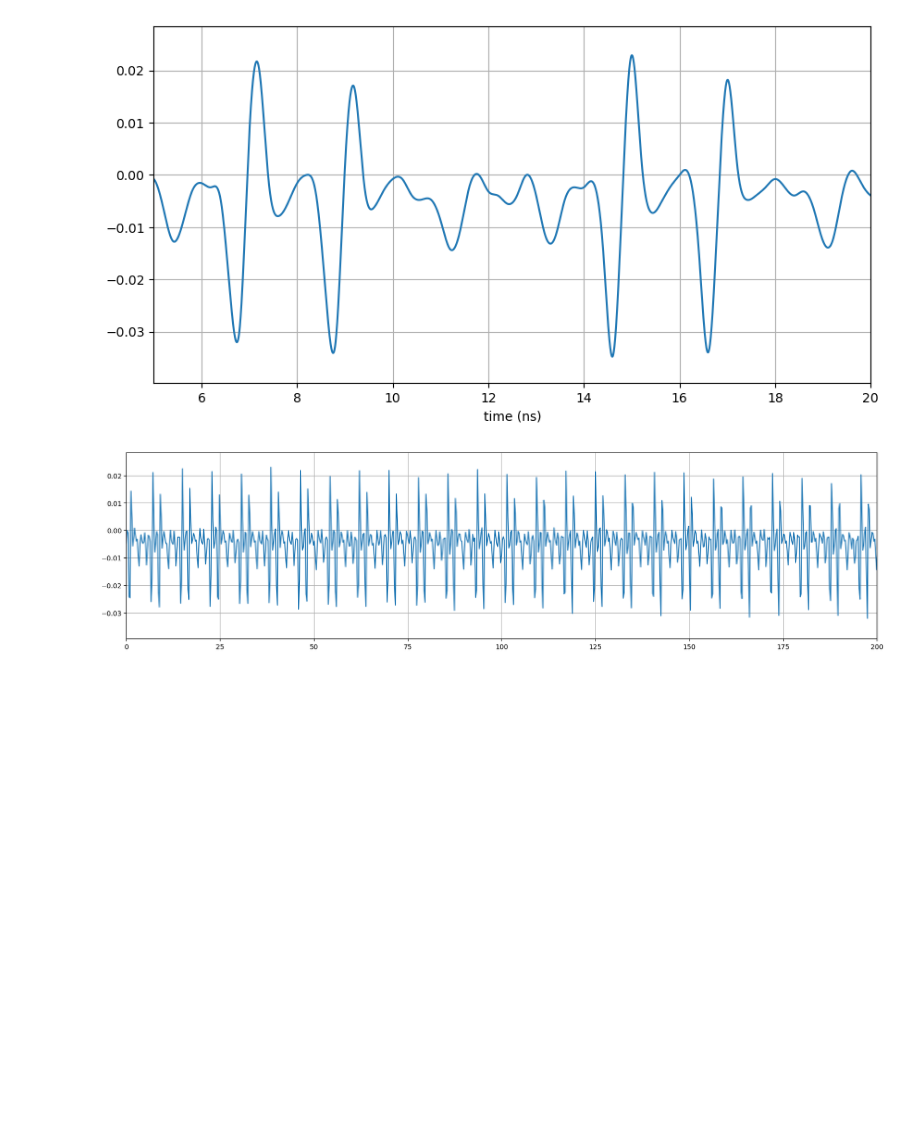
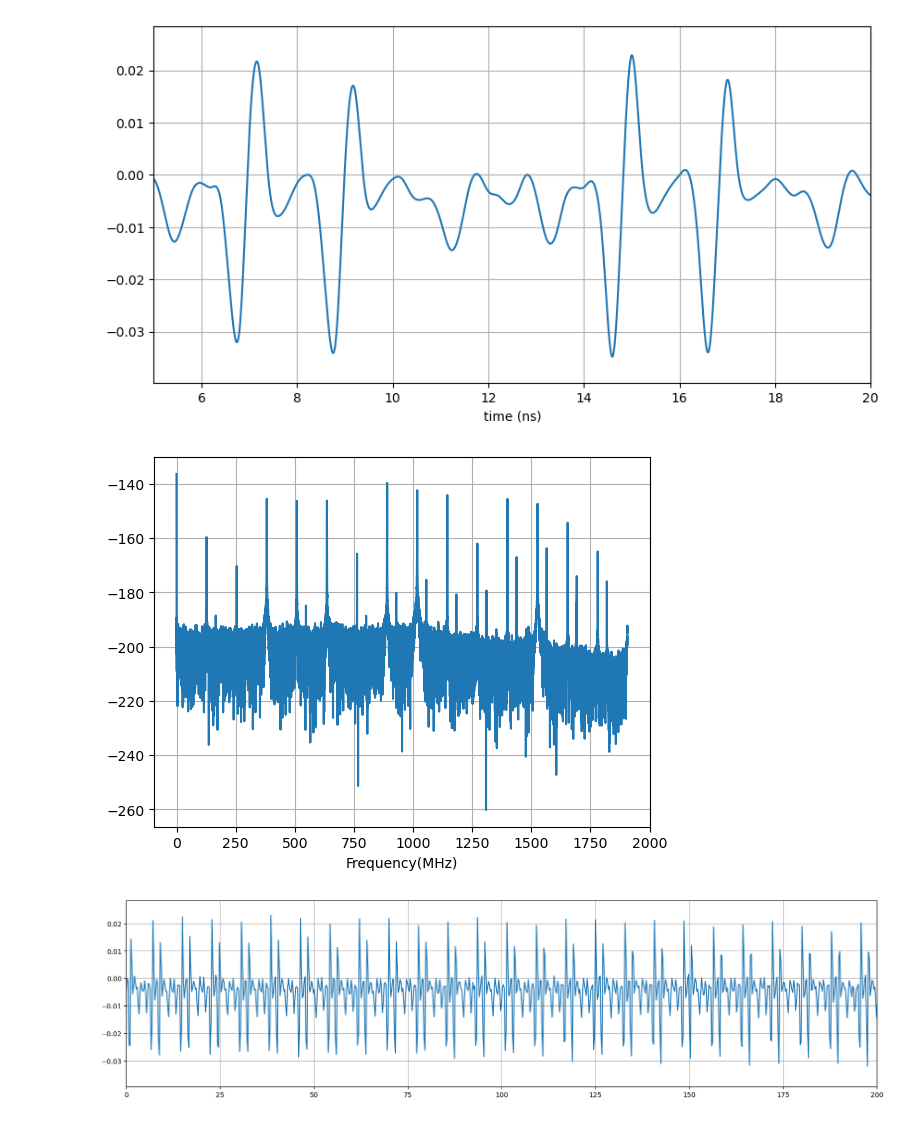
Before and after one commit to slaclab/kek-bpm-rfsoc-dev, a Jupyter notebook: software/notebooks/hybrid_waveform.ipynb, the cells around one changed output. Cells and saved outputs as stored; diff of their text form; code cells hidden in the pictures; blank space fills up the shorter version.

```diff
--- a/software/notebooks/hybrid_waveform.ipynb
+++ b/software/notebooks/hybrid_waveform.ipynb
@@ -22,6 +22,21 @@ plt.grid()
 plt.show()
 # %% [output]
 [figure]
+# %%
+#FFT
+size    = len(waveform[0]) # Number of data points in the file
+timeBin = 1e-3 # Unit of ns
+freqBin = (0.5E+3/timeBin)/float(size//2) # Units of MHz
+freqSteps = np.linspace(0, freqBin*(size//2-1), num=size//2)
+freq = np.fft.fft(waveform[0])/float(size)
+freq = freq[range(size//2)]
+mag = 20.0*np.log10(np.abs(freq)/32767.0) # Units of dBFS
+
+plt.plot(freqSteps[0:20000],mag[0:20000])
+plt.xlabel("Frequency(MHz)")
+plt.grid()
+# %% [output]
+[figure, added]
 # %%
 timestep=np.arange(0,len(waveform[0]))*1e-3
 newTimeBin = 1.0/(0.509*8.0) # Unit of ns for 3.054 GSPS
```
Also changed, not shown: parts of 1 cell of this notebook, 4 other files.
